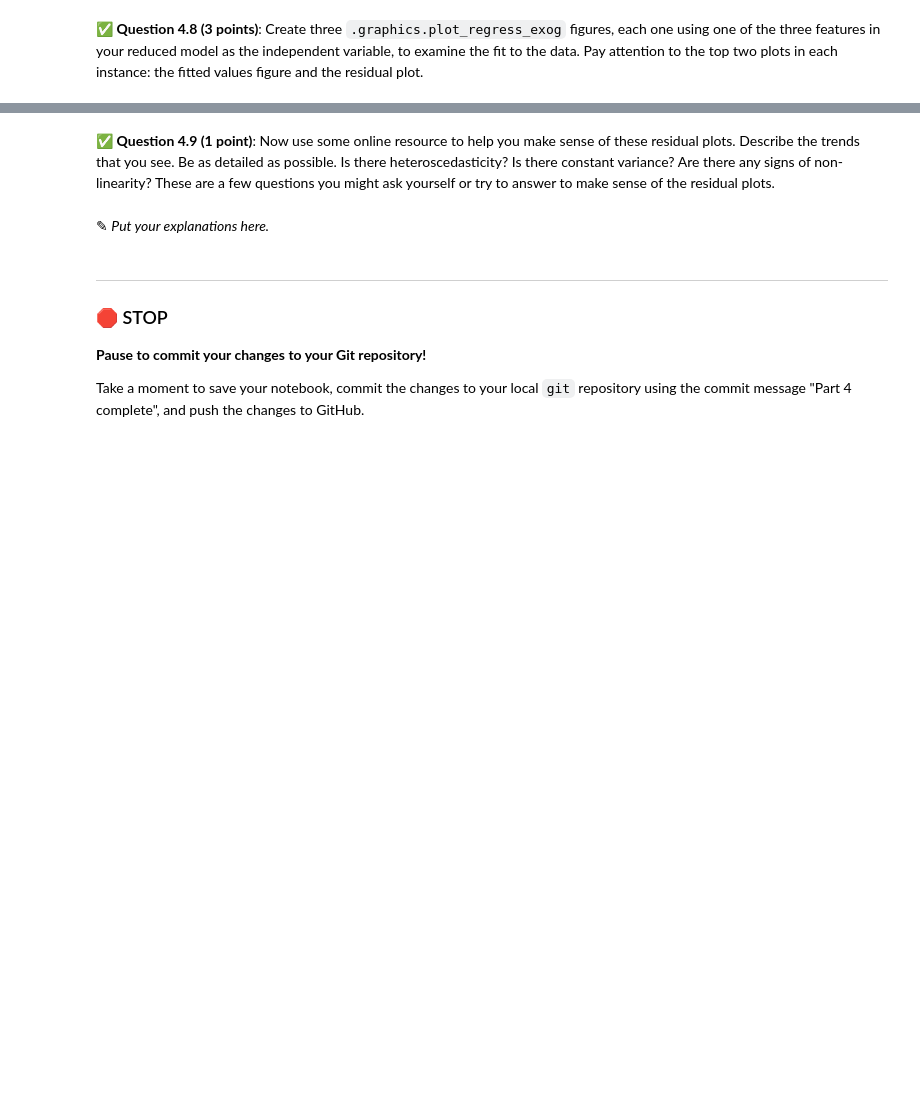
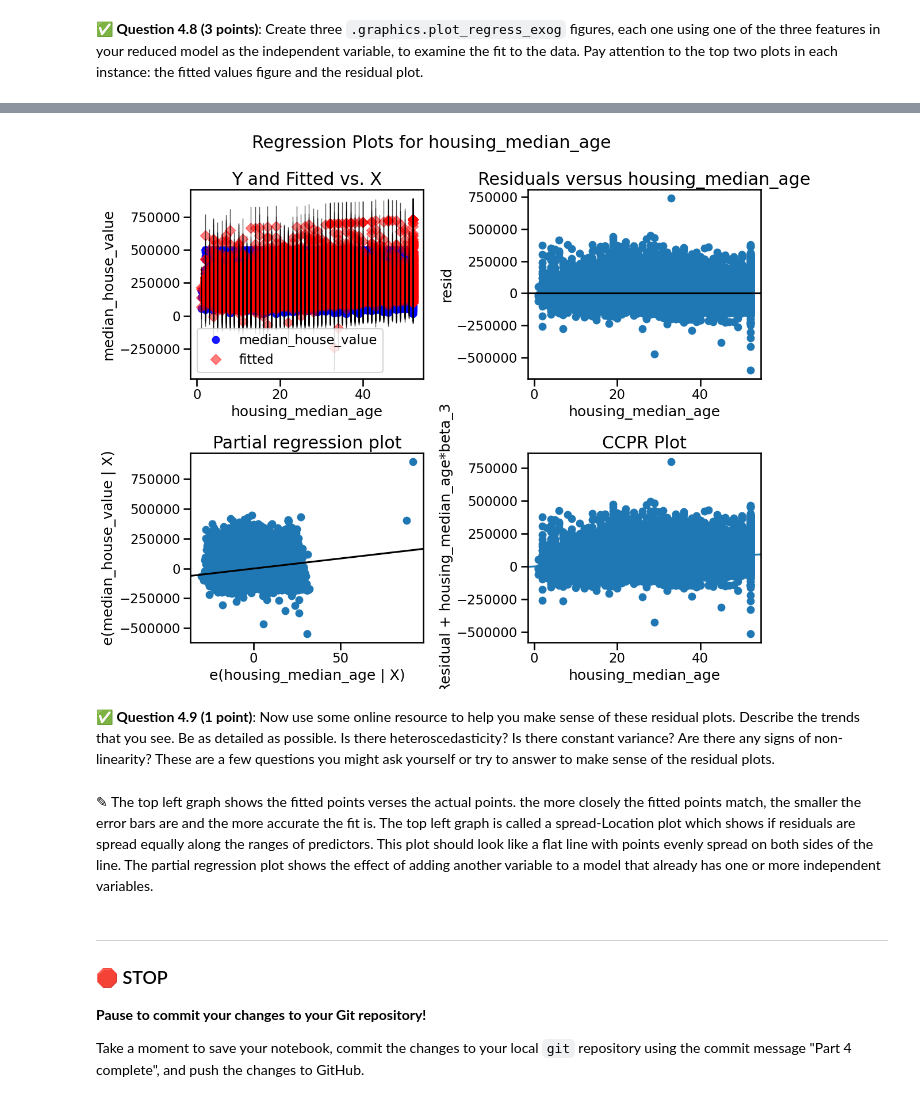
Before and after one commit to Zwillbeast659/CMSE202-f25-turnin, a Jupyter notebook: hw-03/HW-03_Regression-F25-STUDENT.ipynb, the cells around one changed output, grey strips where cells are left out. Drawn from its saved outputs; the diff is of its cells as text; code cells hidden in the pictures; blank space fills up the shorter version.

```diff
--- a/hw-03/HW-03_Regression-F25-STUDENT.ipynb
+++ b/hw-03/HW-03_Regression-F25-STUDENT.ipynb
@@ -377,7 +461,13 @@ Multicollinearity is a statistical phenomenon where some of the features in a mo
+# %%
+fig3 = sm.graphics.plot_regress_exog(model_simple, 'housing_median_age', fig=plt.figure(figsize=(12,10)))
+plt.tight_layout()
+plt.show();
+# %% [output]
+[figure, added]
 # %% [markdown]
 &#9989;  **Question 4.9 (1 point)**: Now use some online resource to help you make sense of these residual plots. Describe the trends that you see. Be as detailed as possible. Is there heteroscedasticity? Is there constant variance? Are there any signs of non-linearity? These are a few questions you might ask yourself or try to answer to make sense of the residual plots.
-# %% [markdown]
-<font size=+3>&#9998;</font> _Put your explanations here._
+# %% [markdown]
+<font size=+3>&#9998;</font> The top left graph shows the fitted points verses the actual points. the more closely the fitted points match, the smaller the error bars are and the more accurate the fit is. The top left graph is called a spread-Location plot which shows if residuals are spread equally along the ranges of predictors. This plot should look like a flat line with points evenly spread on both sides of the line. The partial regression plot shows the effect of adding another variable to a model that already has one or more independent variables.
 # %% [markdown]
 ---
 ### &#128721; STOP
```
Also changed, not shown: parts of 19 cells of this notebook.
